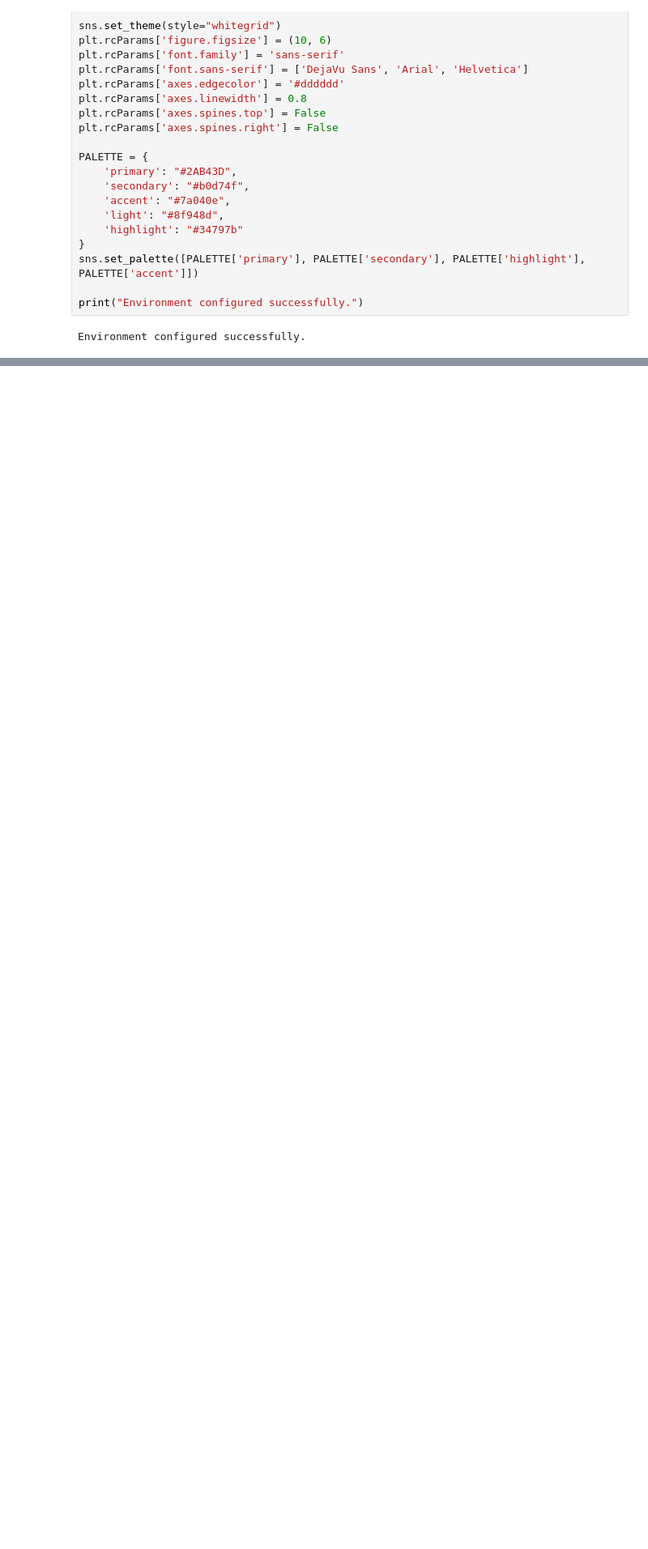
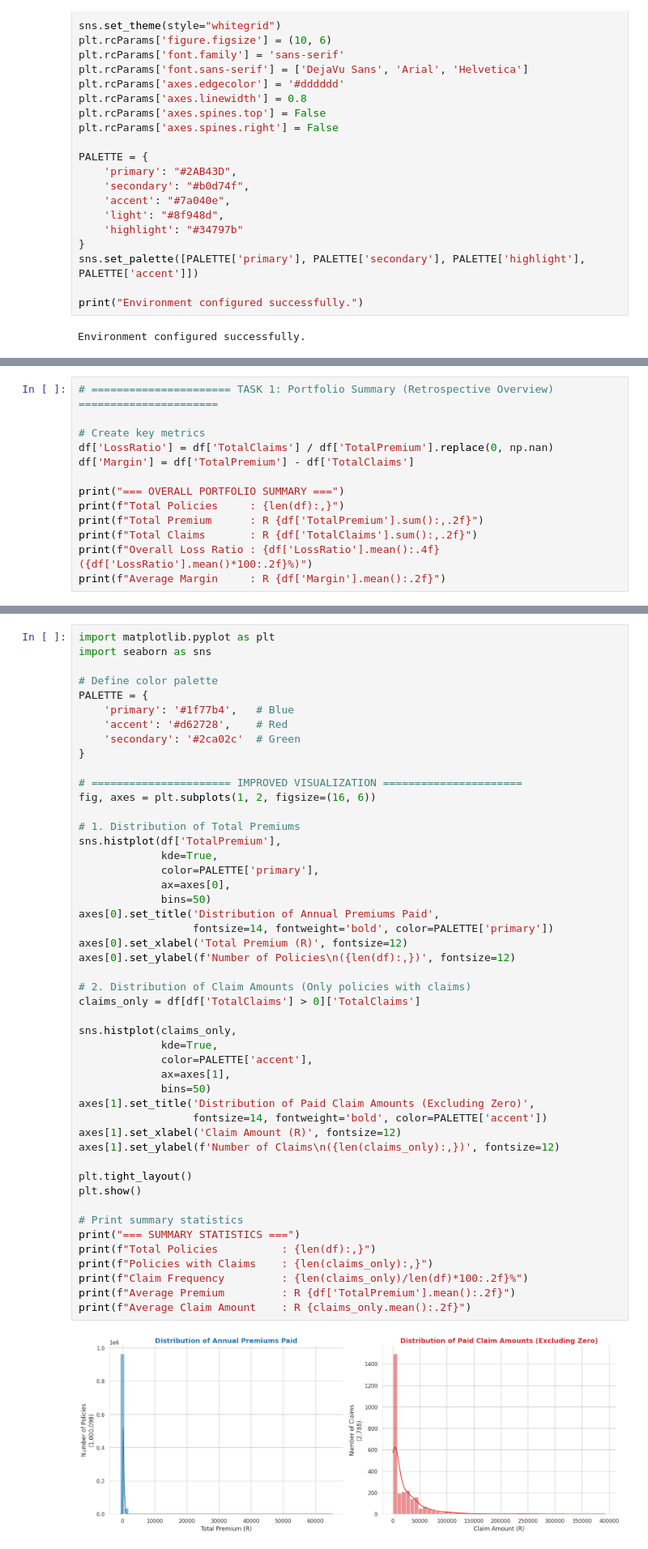
Before and after one commit to senayemekdes/Insurance-Risk-Analytics-Predictive-Modeling, a Jupyter notebook: notebooks/01_eda.ipynb, the cells around one changed output, grey strips where cells are left out. Shown at 81% size. Drawn from its saved outputs; the diff is of its cells as text; blank space fills up the shorter version.

Commit message:
remaing task on task 1 is updated

```diff
--- a/notebooks/01_eda.ipynb
+++ b/notebooks/01_eda.ipynb
@@ -60,0 +111,13 @@ UnderwrittenCoverID|PolicyID|TransactionMonth|IsVATRegistered|Citizenship|LegalT
+# %%
+# ====================== TASK 1: Portfolio Summary (Retrospective Overview) ======================
+
+# Create key metrics
+df['LossRatio'] = df['TotalClaims'] / df['TotalPremium'].replace(0, np.nan)
+df['Margin'] = df['TotalPremium'] - df['TotalClaims']
+
+print("=== OVERALL PORTFOLIO SUMMARY ===")
+print(f"Total Policies     : {len(df):,}")
+print(f"Total Premium      : R {df['TotalPremium'].sum():,.2f}")
+print(f"Total Claims       : R {df['TotalClaims'].sum():,.2f}")
+print(f"Overall Loss Ratio : {df['LossRatio'].mean():.4f} ({df['LossRatio'].mean()*100:.2f}%)")
+print(f"Average Margin     : R {df['Margin'].mean():.2f}")
@@ -60,0 +131,50 @@ UnderwrittenCoverID|PolicyID|TransactionMonth|IsVATRegistered|Citizenship|LegalT
+# %%
+import matplotlib.pyplot as plt
+import seaborn as sns
+
+# Define color palette
+PALETTE = {
+    'primary': '#1f77b4',   # Blue
+    'accent': '#d62728',    # Red
+    'secondary': '#2ca02c'  # Green
+}
+
+# ====================== IMPROVED VISUALIZATION ======================
+fig, axes = plt.subplots(1, 2, figsize=(16, 6))
+
+# 1. Distribution of Total Premiums
+sns.histplot(df['TotalPremium'],
+             kde=True,
+             color=PALETTE['primary'],
+             ax=axes[0],
+             bins=50)
+axes[0].set_title('Distribution of Annual Premiums Paid',
+                  fontsize=14, fontweight='bold', color=PALETTE['primary'])
+axes[0].set_xlabel('Total Premium (R)', fontsize=12)
+axes[0].set_ylabel(f'Number of Policies\n({len(df):,})', fontsize=12)
+
+# 2. Distribution of Claim Amounts (Only policies with claims)
+claims_only = df[df['TotalClaims'] > 0]['TotalClaims']
+
+sns.histplot(claims_only,
+             kde=True,
+             color=PALETTE['accent'],
+             ax=axes[1],
+             bins=50)
+axes[1].set_title('Distribution of Paid Claim Amounts (Excluding Zero)',
+                  fontsize=14, fontweight='bold', color=PALETTE['accent'])
+axes[1].set_xlabel('Claim Amount (R)', fontsize=12)
+axes[1].set_ylabel(f'Number of Claims\n({len(claims_only):,})', fontsize=12)
+
+plt.tight_layout()
+plt.show()
+
+# Print summary statistics
+print("=== SUMMARY STATISTICS ===")
+print(f"Total Policies          : {len(df):,}")
+print(f"Policies with Claims    : {len(claims_only):,}")
+print(f"Claim Frequency         : {len(claims_only)/len(df)*100:.2f}%")
+print(f"Average Premium         : R {df['TotalPremium'].mean():.2f}")
+print(f"Average Claim Amount    : R {claims_only.mean():.2f}")
+# %% [output]
+[figure, added]
```
Also changed, not shown: parts of 24 cells of this notebook.
